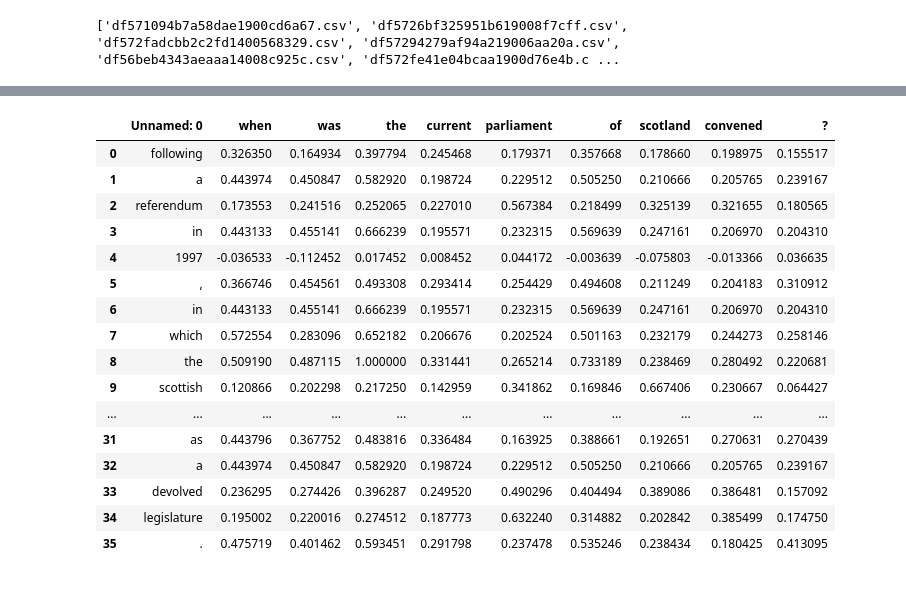
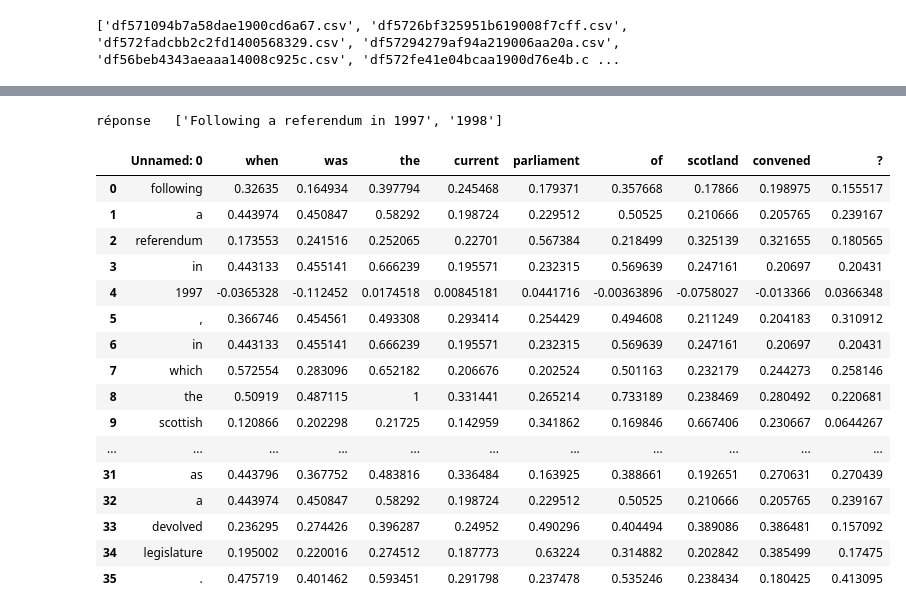
Before and after one commit to ilan006/Maitrise, a Jupyter notebook: extrac_sentence/matrix_similarities/diplay_matrix.ipynb, the cells around one changed output, grey strips where cells are left out. Drawn from its saved outputs; the diff is of its cells as text; code cells hidden in the pictures.

```diff
--- a/extrac_sentence/matrix_similarities/diplay_matrix.ipynb
+++ b/extrac_sentence/matrix_similarities/diplay_matrix.ipynb
@@ -3,18 +3,28 @@ from numpy import genfromtxt
 import pandas as pd
 import time
 path_directory = '../../../Data_Maitrise/Matrix_similarite/'# path of files' directory
-
+path_data = '../../../Data_Maitrise/data_perso/'
 import os
+import json
 
 from IPython.display import display
+
+with open(path_data + 'data_Q_and_answer.json', 'r') as input:
+    d = json.load(input)
+    input.close()
 # %%
 print(files)
 # %% [output]
 ['df571094b7a58dae1900cd6a67.csv', 'df5726bf325951b619008f7cff.csv', 'df572fadcbb2c2fd1400568329.csv', 'df57294279af94a219006aa20a.csv', 'df56beb4343aeaaa14008c925c.csv', 'df572fe41e04bcaa1900d76e4b.c ...
 # %%
-def display_matrix_sim(question_id):
+def highlight_max(x):
+    return ['background-color: yellow' if v == x.max() else '' for v in x]
+
+def display_matrix_sim(question_id,data_Q_answer):
+    print('réponse  ',data_Q_answer[question_id][1])
     file = path_directory + 'df' + question_id + '.csv'
     df = pd.read_csv(file, sep=',')
+    df = df.style.apply(highlight_max)
     display(df)
 # %%
 question_id = '571094b7a58dae1900cd6a67'
@@ -41,23 +52,24 @@ display_matrix_sim(question_id)
 # %%
 question_id = '572fac17947a6a140053cb54'
-display_matrix_sim(question_id)
+display_matrix_sim(question_id,d)
 # %% [output]
+réponse   ['Following a referendum in 1997', '1998']
 |  | Unnamed: 0 | when | was | the | current | parliament | of | scotland | convened | ? |
-| 0 | following | 0.326350 | 0.164934 | 0.397794 | 0.245468 | 0.179371 | 0.357668 | 0.178660 | 0.198975 | 0.155517 |
-| 1 | a | 0.443974 | 0.450847 | 0.582920 | 0.198724 | 0.229512 | 0.505250 | 0.210666 | 0.205765 | 0.239167 |
-| 2 | referendum | 0.173553 | 0.241516 | 0.252065 | 0.227010 | 0.567384 | 0.218499 | 0.325139 | 0.321655 | 0.180565 |
-| 3 | in | 0.443133 | 0.455141 | 0.666239 | 0.195571 | 0.232315 | 0.569639 | 0.247161 | 0.206970 | 0.204310 |
-| 4 | 1997 | -0.036533 | -0.112452 | 0.017452 | 0.008452 | 0.044172 | -0.003639 | -0.075803 | -0.013366 | 0.036635 |
+| 0 | following | 0.32635 | 0.164934 | 0.397794 | 0.245468 | 0.179371 | 0.357668 | 0.17866 | 0.198975 | 0.155517 |
+| 1 | a | 0.443974 | 0.450847 | 0.58292 | 0.198724 | 0.229512 | 0.50525 | 0.210666 | 0.205765 | 0.239167 |
+| 2 | referendum | 0.173553 | 0.241516 | 0.252065 | 0.22701 | 0.567384 | 0.218499 | 0.325139 | 0.321655 | 0.180565 |
+| 3 | in | 0.443133 | 0.455141 | 0.666239 | 0.195571 | 0.232315 | 0.569639 | 0.247161 | 0.20697 | 0.20431 |
+| 4 | 1997 | -0.0365328 | -0.112452 | 0.0174518 | 0.00845181 | 0.0441716 | -0.00363896 | -0.0758027 | -0.013366 | 0.0366348 |
 | 5 | , | 0.366746 | 0.454561 | 0.493308 | 0.293414 | 0.254429 | 0.494608 | 0.211249 | 0.204183 | 0.310912 |
-| 6 | in | 0.443133 | 0.455141 | 0.666239 | 0.195571 | 0.232315 | 0.569639 | 0.247161 | 0.206970 | 0.204310 |
+| 6 | in | 0.443133 | 0.455141 | 0.666239 | 0.195571 | 0.232315 | 0.569639 | 0.247161 | 0.20697 | 0.20431 |
 | 7 | which | 0.572554 | 0.283096 | 0.652182 | 0.206676 | 0.202524 | 0.501163 | 0.232179 | 0.244273 | 0.258146 |
-| 8 | the | 0.509190 | 0.487115 | 1.000000 | 0.331441 | 0.265214 | 0.733189 | 0.238469 | 0.280492 | 0.220681 |
-| 9 | scottish | 0.120866 | 0.202298 | 0.217250 | 0.142959 | 0.341862 | 0.169846 | 0.667406 | 0.230667 | 0.064427 |
+| 8 | the | 0.50919 | 0.487115 | 1 | 0.331441 | 0.265214 | 0.733189 | 0.238469 | 0.280492 | 0.220681 |
+| 9 | scottish | 0.120866 | 0.202298 | 0.21725 | 0.142959 | 0.341862 | 0.169846 | 0.667406 | 0.230667 | 0.0644267 |
 | ... | ... | ... | ... | ... | ... | ... | ... | ... | ... | ... |
 | 31 | as | 0.443796 | 0.367752 | 0.483816 | 0.336484 | 0.163925 | 0.388661 | 0.192651 | 0.270631 | 0.270439 |
-| 32 | a | 0.443974 | 0.450847 | 0.582920 | 0.198724 | 0.229512 | 0.505250 | 0.210666 | 0.205765 | 0.239167 |
-| 33 | devolved | 0.236295 | 0.274426 | 0.396287 | 0.249520 | 0.490296 | 0.404494 | 0.389086 | 0.386481 | 0.157092 |
-| 34 | legislature | 0.195002 | 0.220016 | 0.274512 | 0.187773 | 0.632240 | 0.314882 | 0.202842 | 0.385499 | 0.174750 |
+| 32 | a | 0.443974 | 0.450847 | 0.58292 | 0.198724 | 0.229512 | 0.50525 | 0.210666 | 0.205765 | 0.239167 |
+| 33 | devolved | 0.236295 | 0.274426 | 0.396287 | 0.24952 | 0.490296 | 0.404494 | 0.389086 | 0.386481 | 0.157092 |
+| 34 | legislature | 0.195002 | 0.220016 | 0.274512 | 0.187773 | 0.63224 | 0.314882 | 0.202842 | 0.385499 | 0.17475 |
 | 35 | . | 0.475719 | 0.401462 | 0.593451 | 0.291798 | 0.237478 | 0.535246 | 0.238434 | 0.180425 | 0.413095 |
 # %%
 question_id = '56f84760aef2371900625f84'
```
Also changed, not shown: parts of 5 cells of this notebook, 7 other files.
